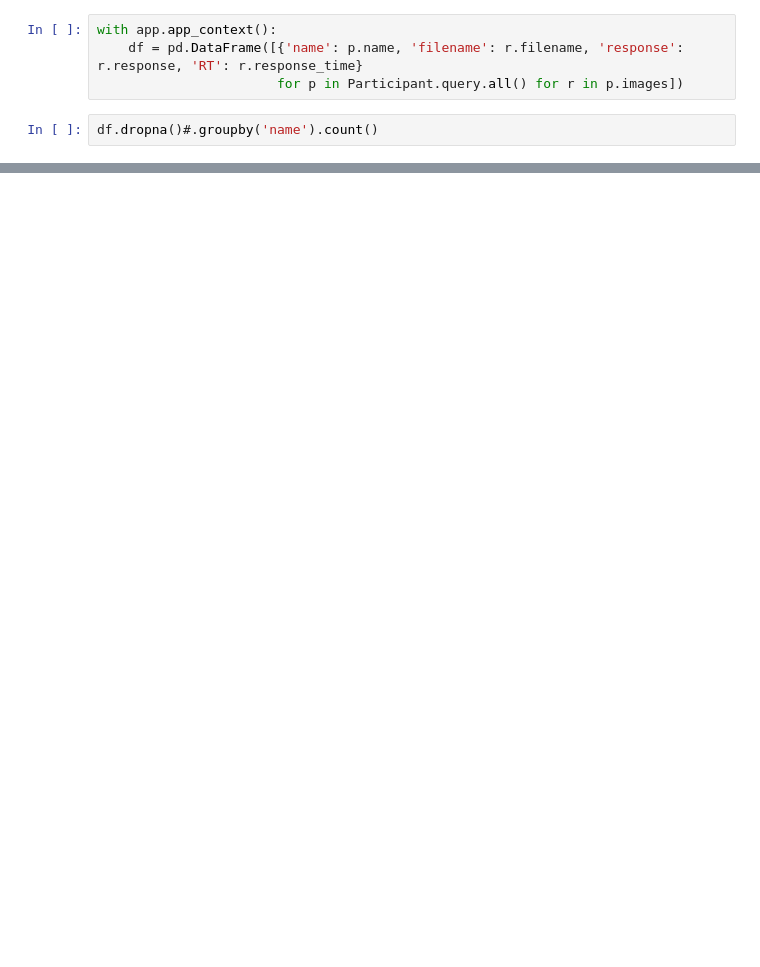
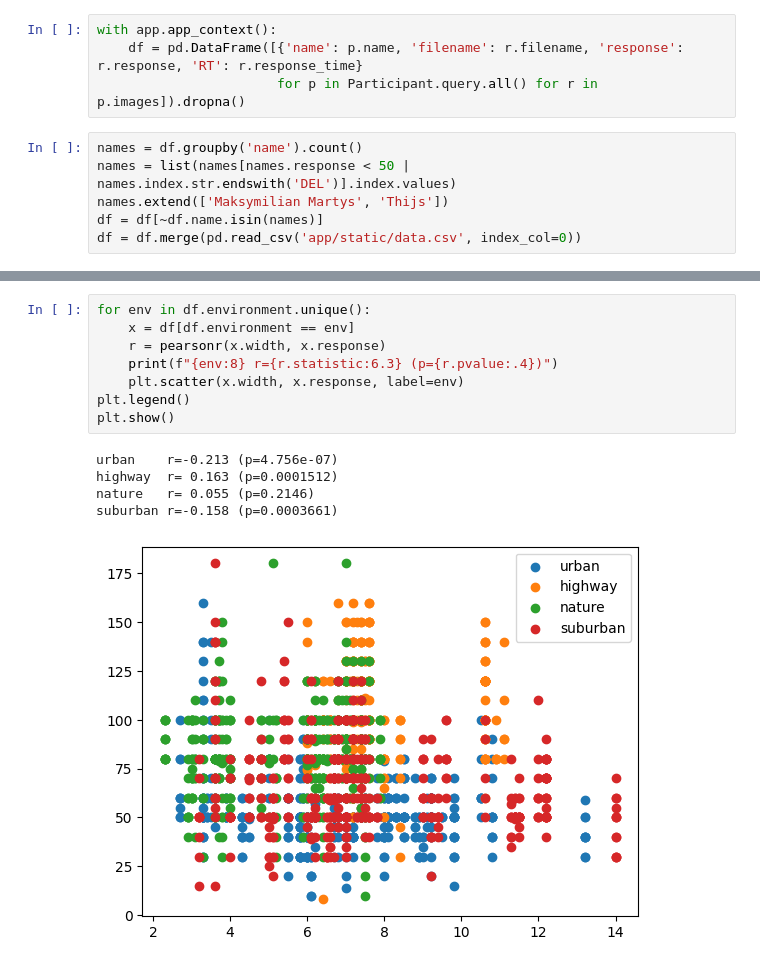
Before and after one commit to ChackMociute/Road-Width-Speed-Test, a Jupyter notebook: website/results.ipynb, the cells around one changed output, grey strips where cells are left out. Saved outputs shown, nothing was run; the diff lists cells and outputs as text; blank space fills up the shorter version.

```diff
--- a/website/results.ipynb
+++ b/website/results.ipynb
@@ -5,6 +8,10 @@ from app import app
 # %%
 with app.app_context():
     df = pd.DataFrame([{'name': p.name, 'filename': r.filename, 'response': r.response, 'RT': r.response_time}
-                       for p in Participant.query.all() for r in p.images])
+                       for p in Participant.query.all() for r in p.images]).dropna()
 # %%
-df.dropna()#.groupby('name').count()
+names = df.groupby('name').count()
+names = list(names[names.response < 50 | names.index.str.endswith('DEL')].index.values)
+names.extend(['Maksymilian Martys', 'Thijs'])
+df = df[~df.name.isin(names)]
+df = df.merge(pd.read_csv('app/static/data.csv', index_col=0))
@@ -24,0 +34,14 @@ df.dropna()#.groupby('name').count()
+# %%
+for env in df.environment.unique():
+    x = df[df.environment == env]
+    r = pearsonr(x.width, x.response)
+    print(f"{env:8} r={r.statistic:6.3} (p={r.pvalue:.4})")
+    plt.scatter(x.width, x.response, label=env)
+plt.legend()
+plt.show()
+# %% [output]
+urban    r=-0.213 (p=4.756e-07)
+highway  r= 0.163 (p=0.0001512)
+nature   r= 0.055 (p=0.2146)
+suburban r=-0.158 (p=0.0003661)
+[figure, added]
```
Also changed, not shown: parts of 4 cells of this notebook, 1 other file.
